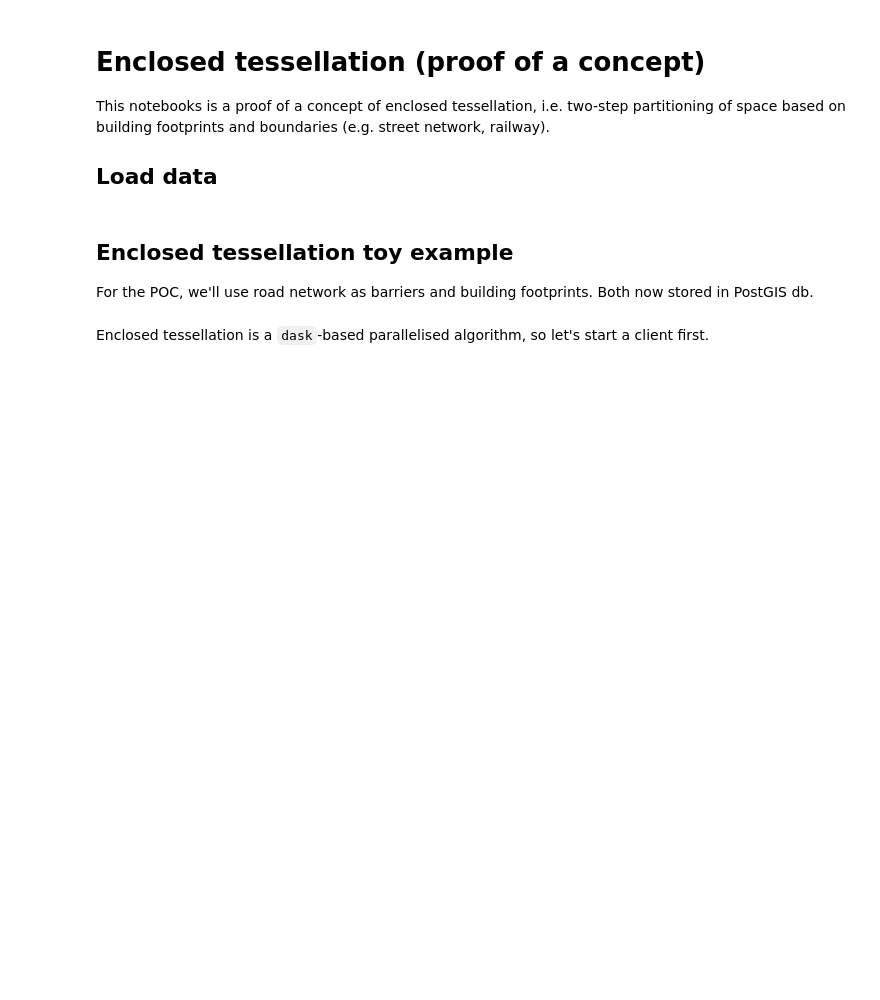
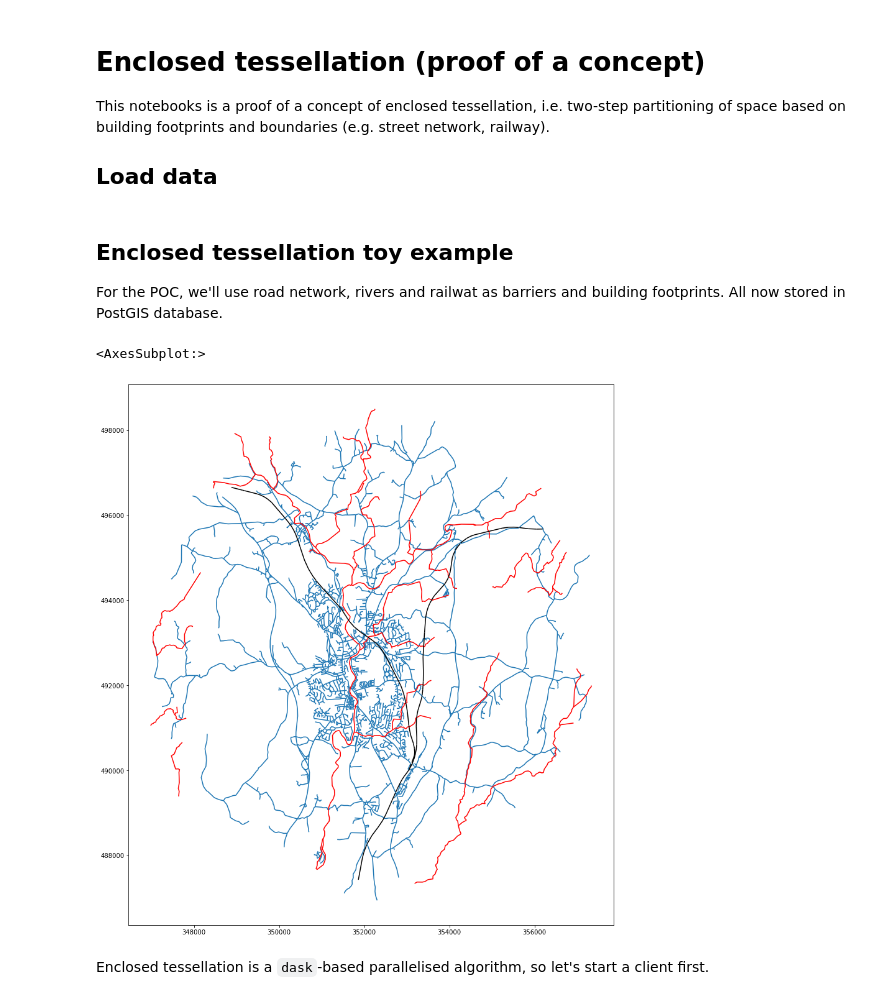
Before and after one commit to urbangrammarai/spatial_signatures, a Jupyter notebook: spatial_unit/enclosed_tessellation.ipynb, the cells around one changed output. Cells and saved outputs as stored; diff of their text form; code cells hidden in the pictures; blank space fills up the shorter version.

Commit message:
figures (#6)

```diff
--- a/spatial_unit/enclosed_tessellation.ipynb
+++ b/spatial_unit/enclosed_tessellation.ipynb
@@ -21,7 +22,7 @@ engine = create_engine(db_connection_url)
 # %% [markdown]
 ## Enclosed tessellation toy example
 
-For the POC, we'll use road network as barriers and building footprints. Both now stored in PostGIS db.
+For the POC, we'll use road network, rivers and railwat as barriers and building footprints. All now stored in PostGIS database.
 # %%
 x, y = 352125.32, 492802.86  # coordinates in epsg 27700
 buffer = 5000  # radius in [m]
@@ -30,9 +31,24 @@ sql = f'SELECT * FROM openroads_200803_topological WHERE ST_Intersects(geometry,
 
 roads = gpd.read_postgis(sql, engine, geom_col='geometry')
 
+sql = f'SELECT * FROM openrivers_200909 WHERE ST_Intersects(geometry, ST_Buffer(ST_SetSRID(ST_Point({x}, {y}), 27700), {buffer}))'
+
+rivers = gpd.read_postgis(sql, engine, geom_col='geometry')
+
+sql = f'SELECT * FROM openmap_railwaytrack_200824 WHERE ST_Intersects(geometry, ST_Buffer(ST_SetSRID(ST_Point({x}, {y}), 27700), {buffer}))'
+
+railway = gpd.read_postgis(sql, engine, geom_col='geometry')
+
 sql = f'SELECT * FROM openmap_buildings_200814 WHERE ST_DWithin(geometry, ST_SetSRID(ST_Point({x}, {y}), 27700), {buffer})'
 
 buildings = gpd.read_postgis(sql, engine, geom_col='geometry')
+# %%
+ax = roads.plot(figsize=(16, 16))
+rivers.plot(ax=ax, color='r')
+railway.plot(ax=ax, color='k')
+# %% [output]
+<AxesSubplot:>
+[figure, added]
 # %% [markdown]
 Enclosed tessellation is a `dask`-based parallelised algorithm, so let's start a client first.
 # %%
```
Also changed, not shown: parts of 6 cells of this notebook.
